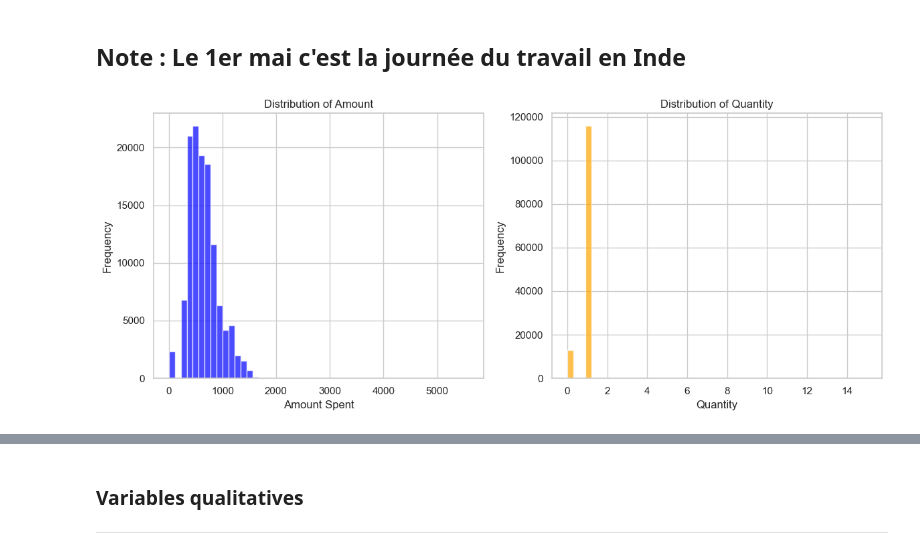
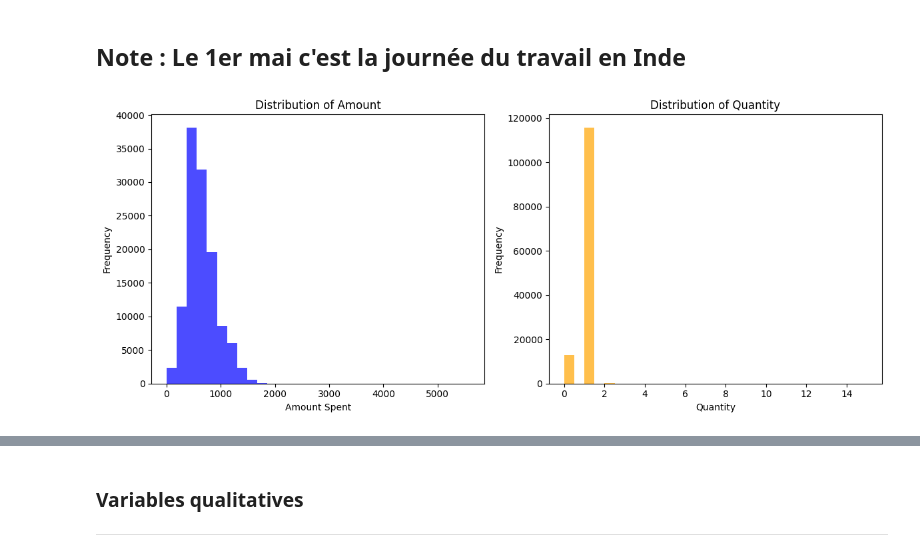
Before and after one commit to caseguin/Clustering, a Jupyter notebook: cas_crak.ipynb, the cells around one changed output, grey strips where cells are left out. Cells and saved outputs as stored; diff of their text form; code cells hidden in the pictures.

```diff
--- a/cas_crak.ipynb
+++ b/cas_crak.ipynb
@@ -151,2 +209,4 @@ array([nan, False], dtype=object)
+# %%
+sale_report = pd.read_hdf(path_df + 'sale_report.h5', key='s')
 # %%
 # Période
@@ -170,15 +226,9 @@ col_quali = ['Status', 'Fulfilment', 'Sales Channel ', 'ship-service-level', 'Ca
 ### Variables quantitatives
 ***
 # %%
-import matplotlib.pyplot as plt
-import seaborn as sns
-
-# Convert the 'Date' column to datetime objects
-sale_report['Date'] = pd.to_datetime(sale_report['Date'], format='%m-%d-%y')
-
 # Group by date and calculate total amount spent and quantity per date
-daily_spending = sale_report.groupby('Date')['Amount'].sum()
-daily_quantity = sale_report.groupby('Date')['Qty'].sum()
+daily_spending = sale_report.groupby('date')['amount'].sum()
+daily_quantity = sale_report.groupby('date')['qty'].sum()
 
 # Create subplots
 fig, axes = plt.subplots(nrows=1, ncols=2, figsize=(12, 5))
@@ -207,31 +257,22 @@ plt.show()
 # %% [markdown]
 ## **Note** : Le 1er mai c'est la journée du travail en Inde
 # %%
-import matplotlib.pyplot as plt
-
-sale_report = pd.read_csv(path_data + 'Amazon_Sale_Report.csv', index_col=0)
-
-# Create a figure with two subplots
+# Plot distribution
 fig, axes = plt.subplots(nrows=1, ncols=2, figsize=(12, 5))
 
-sale_report['Date'] = pd.to_datetime(sale_report['Date'], format='%m-%d-%y')
-
-# Plot 1: Distribution of Amount
-axes[0].hist(sale_report['Amount'], bins=50, color='blue', alpha=0.7)
+# Plot 1
+axes[0].hist(sale_report['amount'], bins=30, color='blue', alpha=0.7)
 axes[0].set_xlabel('Amount Spent')
 axes[0].set_ylabel('Frequency')
 axes[0].set_title('Distribution of Amount')
 
-# Plot 2: Distribution of Quantity
-axes[1].hist(sale_report['Qty'], bins=50, color='orange', alpha=0.7)
+# Plot 2
+axes[1].hist(sale_report['qty'], bins=30, color='orange', alpha=0.7)
 axes[1].set_xlabel('Quantity')
 axes[1].set_ylabel('Frequency')
 axes[1].set_title('Distribution of Quantity')
 
-# Adjust layout
 plt.tight_layout()
-
-# Show the plots
 plt.show()
 # %% [output]
-[figure, old version]
+[figure, new version]
```
Also changed, not shown: parts of 86 cells of this notebook, 12 other files.
